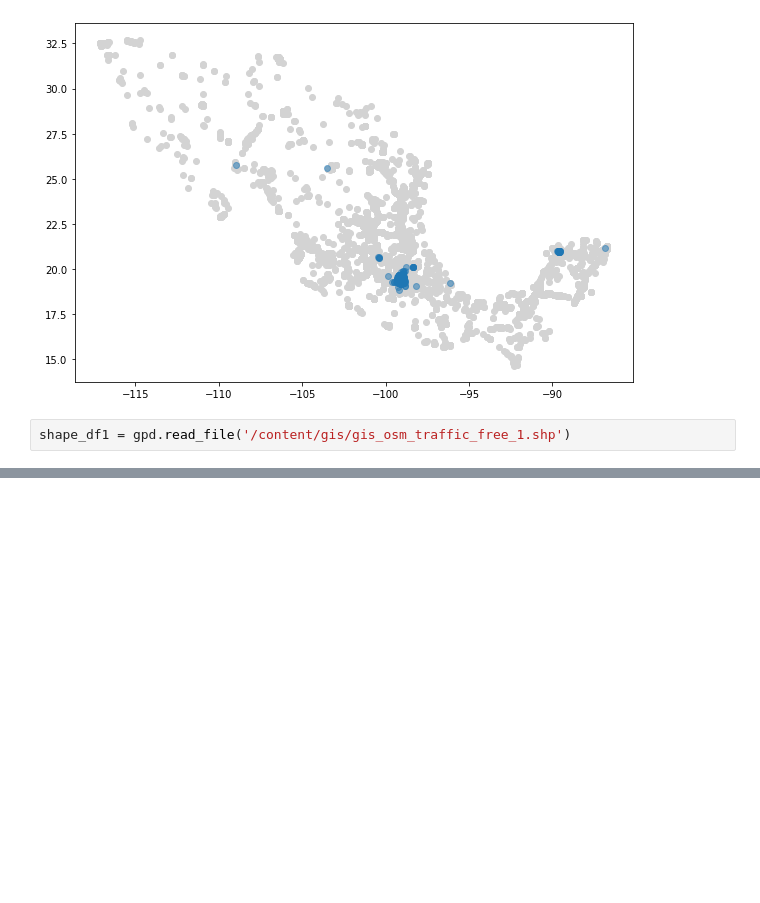
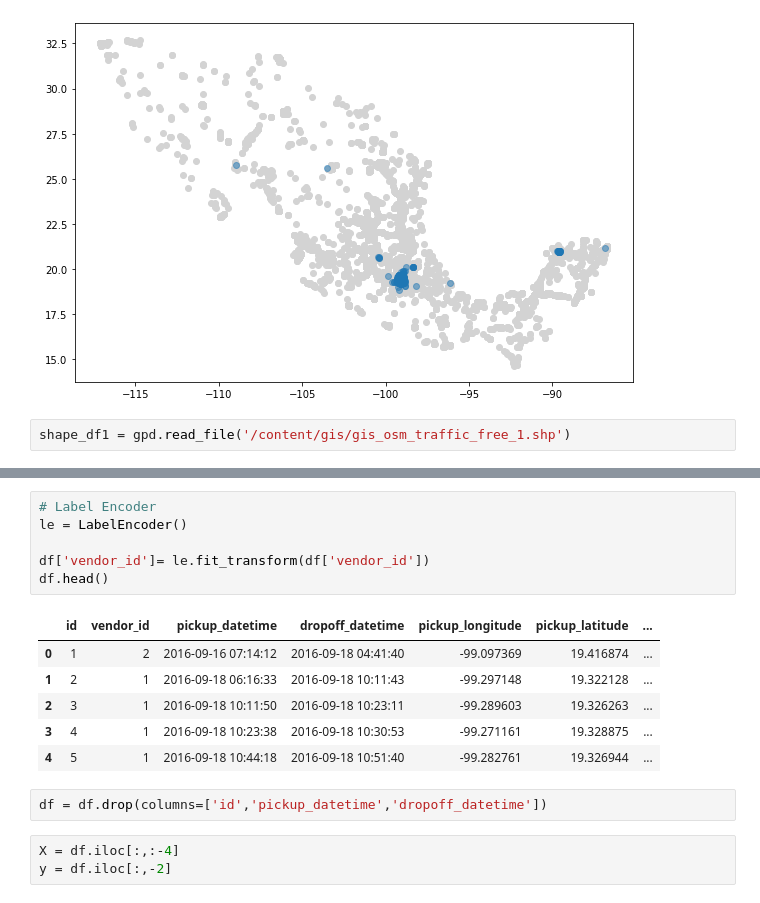
Before and after one commit to frfusch21/DTS_GGU_5, a Jupyter notebook: GGU5_Farah.ipynb, the cells around one changed output, grey strips where cells are left out. Saved outputs shown, nothing was run; the diff lists cells and outputs as text; blank space fills up the shorter version.

```diff
--- a/GGU5_Farah.ipynb
+++ b/GGU5_Farah.ipynb
@@ -196,0 +199,18 @@ geo_df1.plot(ax=ax, alpha=0.5, zorder=2)
+# %%
+# Label Encoder
+le = LabelEncoder()
+
+df['vendor_id']= le.fit_transform(df['vendor_id'])
+df.head()
+# %% [output]
+|  | id | vendor_id | pickup_datetime | dropoff_datetime | pickup_longitude | pickup_latitude | ... |
+| 0 | 1 | 2 | 2016-09-16 07:14:12 | 2016-09-18 04:41:40 | -99.097369 | 19.416874 | ... |
+| 1 | 2 | 1 | 2016-09-18 06:16:33 | 2016-09-18 10:11:43 | -99.297148 | 19.322128 | ... |
+| 2 | 3 | 1 | 2016-09-18 10:11:50 | 2016-09-18 10:23:11 | -99.289603 | 19.326263 | ... |
+| 3 | 4 | 1 | 2016-09-18 10:23:38 | 2016-09-18 10:30:53 | -99.271161 | 19.328875 | ... |
+| 4 | 5 | 1 | 2016-09-18 10:44:18 | 2016-09-18 10:51:40 | -99.282761 | 19.326944 | ... |
+# %%
+df = df.drop(columns=['id','pickup_datetime','dropoff_datetime'])
+# %%
+X = df.iloc[:,:-4]
+y = df.iloc[:,-2]
```
Also changed, not shown: parts of 15 cells of this notebook.
